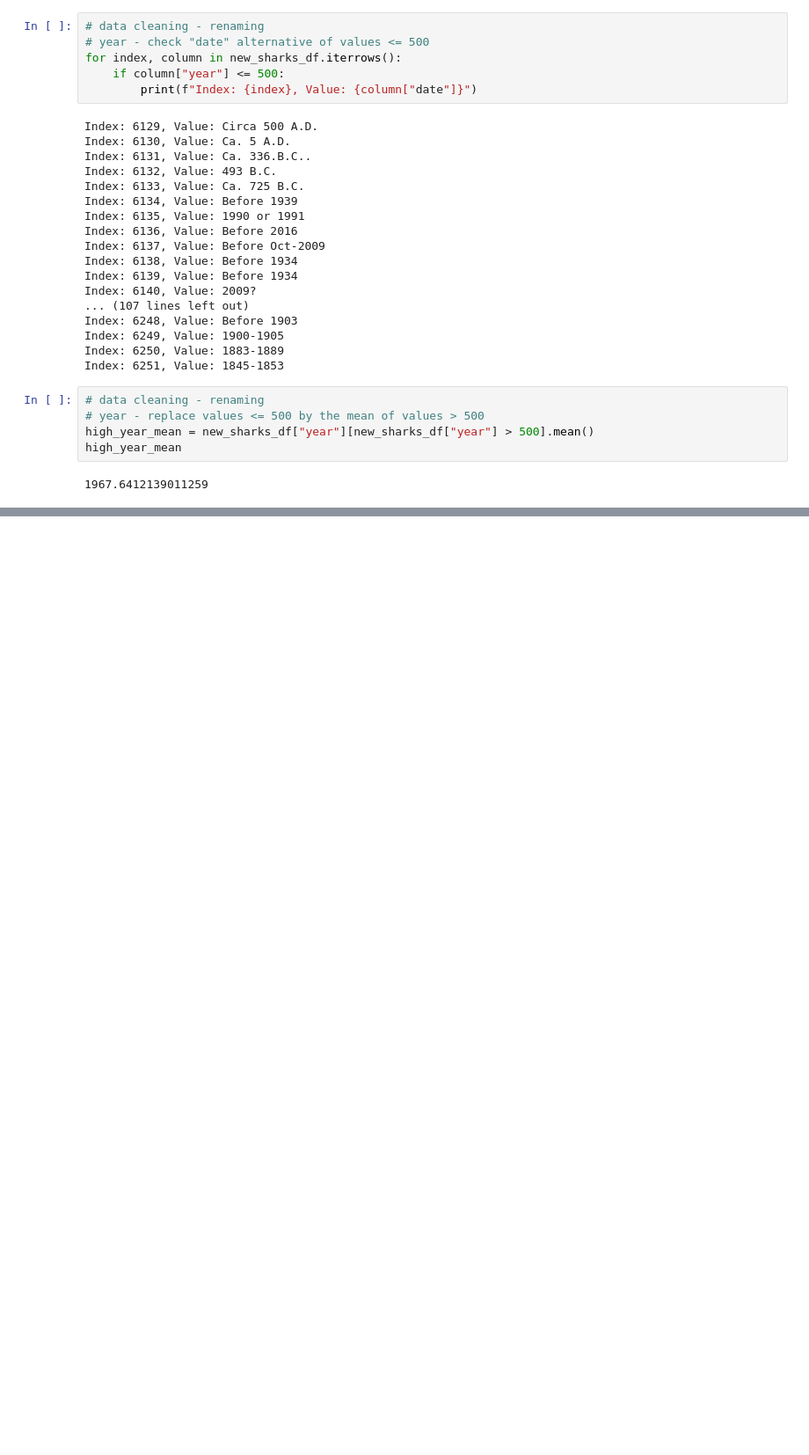
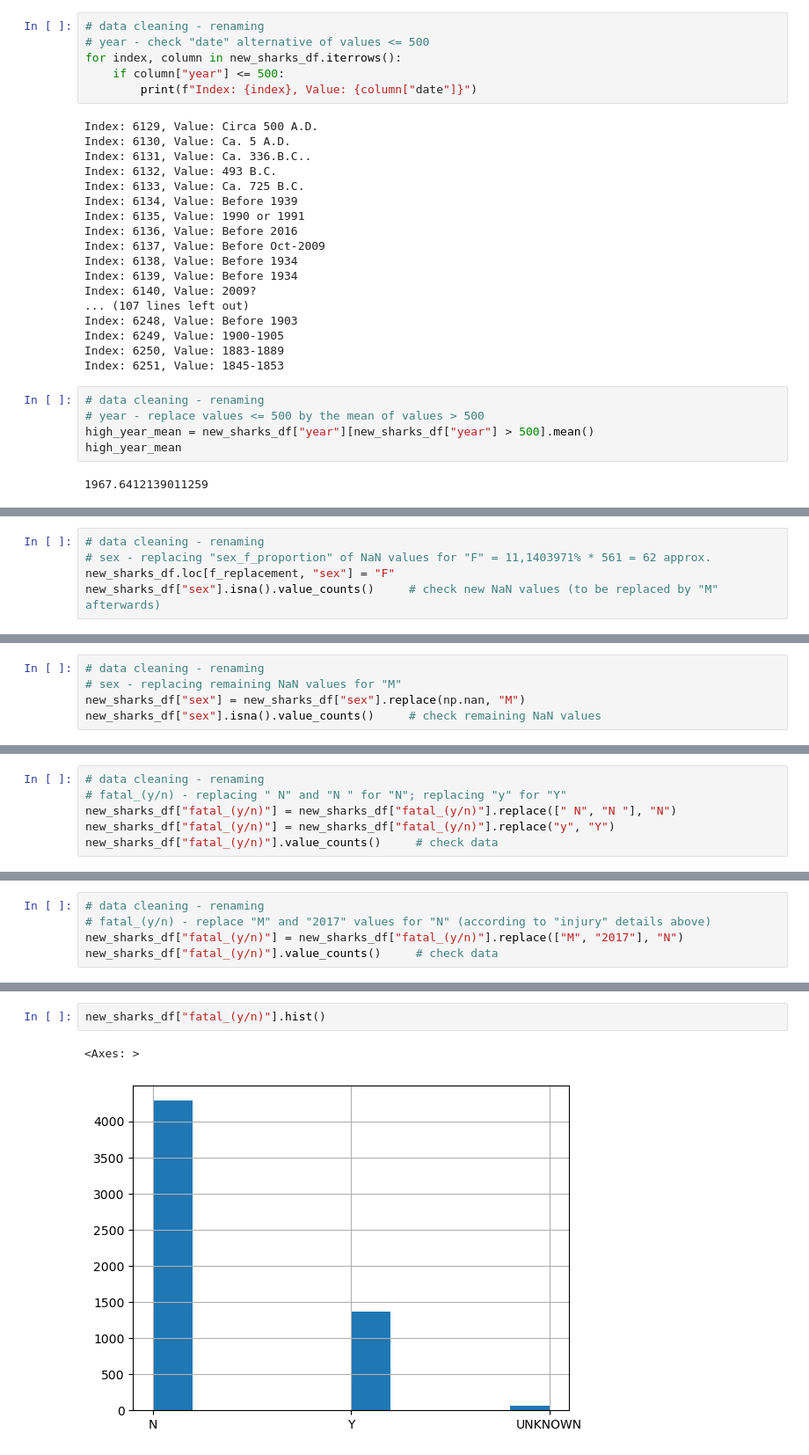
Before and after one commit to FILET81/Shark-Attack, a Jupyter notebook: Project-1.ipynb, the cells around one changed output, grey strips where cells are left out. Shown at 88% size. Cells and saved outputs as stored; diff of their text form; blank space fills up the shorter version.

```diff
--- a/Project-1.ipynb
+++ b/Project-1.ipynb
@@ -814,0 +935,5 @@ int64
+# %%
+# data cleaning - renaming
+# sex - replacing "sex_f_proportion" of NaN values for "F" = 11,1403971% * 561 = 62 approx.
+new_sharks_df.loc[f_replacement, "sex"] = "F"
+new_sharks_df["sex"].isna().value_counts()     # check new NaN values (to be replaced by "M" afterwards)
@@ -814,0 +945,5 @@ int64
+# %%
+# data cleaning - renaming
+# sex - replacing remaining NaN values for "M"
+new_sharks_df["sex"] = new_sharks_df["sex"].replace(np.nan, "M")
+new_sharks_df["sex"].isna().value_counts()     # check remaining NaN values
@@ -814,0 +984,6 @@ int64
+# %%
+# data cleaning - renaming
+# fatal_(y/n) - replacing " N" and "N " for "N"; replacing "y" for "Y"
+new_sharks_df["fatal_(y/n)"] = new_sharks_df["fatal_(y/n)"].replace([" N", "N "], "N")
+new_sharks_df["fatal_(y/n)"] = new_sharks_df["fatal_(y/n)"].replace("y", "Y")
+new_sharks_df["fatal_(y/n)"].value_counts()     # check data
@@ -814,0 +1022,5 @@ int64
+# %%
+# data cleaning - renaming
+# fatal_(y/n) - replace "M" and "2017" values for "N" (according to "injury" details above)
+new_sharks_df["fatal_(y/n)"] = new_sharks_df["fatal_(y/n)"].replace(["M", "2017"], "N")
+new_sharks_df["fatal_(y/n)"].value_counts()     # check data
@@ -814,0 +1055,5 @@ int64
+# %%
+new_sharks_df["fatal_(y/n)"].hist()
+# %% [output]
+<Axes: >
+[figure, added]
```
Also changed, not shown: parts of 70 cells of this notebook, 1 other file.
